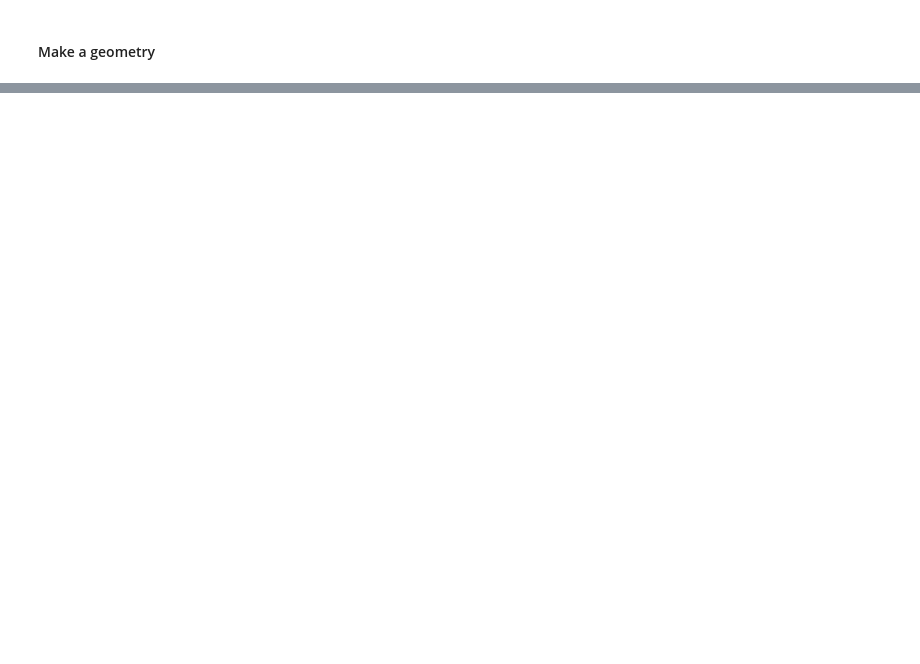
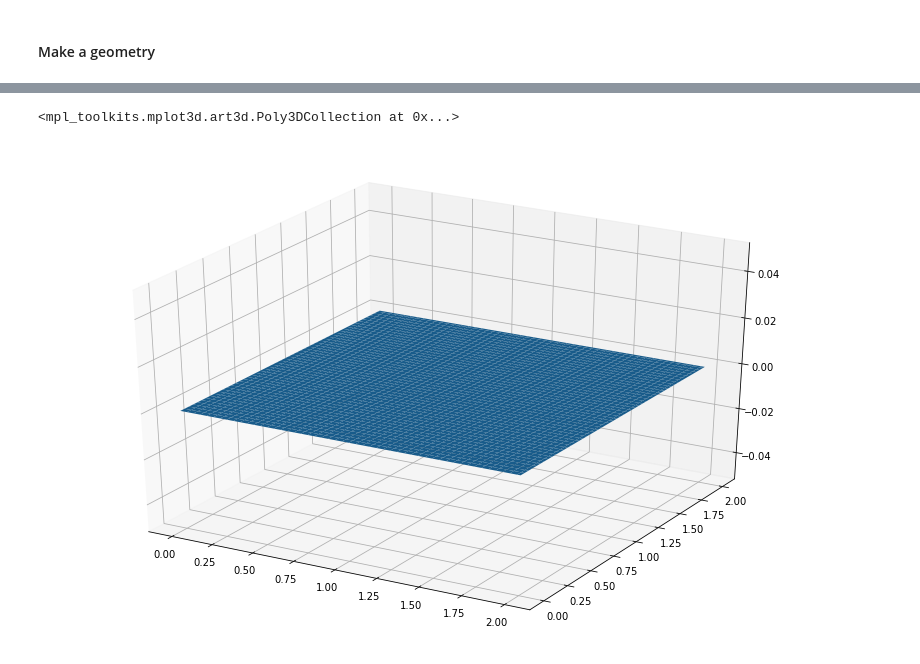
Before and after one commit to gismo/gsKLShell, a Jupyter notebook: python_examples/example_shell3D.ipynb, the cells around one changed output, grey strips where cells are left out. Drawn from its saved outputs; the diff is of its cells as text; code cells hidden in the pictures; blank space fills up the shorter version.

```diff
--- a/python_examples/example_shell3D.ipynb
+++ b/python_examples/example_shell3D.ipynb
@@ -43,7 +61,6 @@ G+Smo path: /home/hverhelst/Documents/gismo_stable/extensions/gsKLShell/python_e
 # %% [markdown]
 #### Make a geometry
 # %%
-## See gismo/filedata/surfaces/simple.xml for the geometry
 c1 = np.array([0.,0.,1.,1.])
 c2 = np.array([0.,0.,1.,1.])
 ku1 = gs.nurbs.gsKnotVector(c1,1)
@@ -51,21 +68,12 @@ ku2 = gs.nurbs.gsKnotVector(c2,1)
 
 coefs = np.array([
                     [0     ,0    ,0   ],
-                    [1     ,0    ,0   ],
-                    [0     ,1    ,0   ],
-                    [1     ,1    ,0   ],
+                    [2     ,0    ,0   ],
+                    [0     ,2    ,0   ],
+                    [2     ,2    ,0   ],
                         ])
 
 
 # Construct basis using knot vectors
 tbasis1 = gs.nurbs.gsTensorBSplineBasis2(ku1,ku2)
 tspline1 = gs.nurbs.gsTensorBSpline2(tbasis1,coefs)
-
-tspline2 = gs.nurbs.gsTensorBSpline2()
-
-mp = gs.core.gsMultiPatch()
-gs.io.gsReadFile(os.path.join(gismo_path , "filedata/3dm/channel_surf_refit.3dm"),mp)
-
-# fd = gs.io.gsFileData(os.path.join(os.getcwd() , "../../../filedata/3dm/channel_surf_refit.3dm"))
-# fd.contents()
-# fd.getId(0,tspline2)
@@ -79,0 +82,16 @@ TypeError: __init__(): incompatible constructor arguments. The following argumen
+# %%
+mp = gs.core.gsMultiPatch()
+mp.addPatch(tspline1)
+
+# elevate the degree (starts at 1)
+mp.degreeElevate()     #degree = 2
+# mp.degreeElevate()     #degree = 3
+mp.uniformRefine()     # 4 elements
+mp.uniformRefine()     # 16 elements
+mp.uniformRefine()     # 32 elements
+
+# multibasis
+mb = gs.core.gsMultiBasis(mp)
+
+# store the coefficients
+coefs = mp.patch(0).coefs()
@@ -80,8 +195,18 @@ TypeError: __init__(): incompatible constructor arguments. The following argumen
 # %%
+# Plots the geometry
+fig = plt.figure(figsize =(14, 9))
+ax = fig.add_subplot(projection ='3d')
+
 nx = ny = 100
 x = np.linspace(0, 1, nx)
-
 y = np.linspace(0, 1, ny)
-
 xv, yv = np.meshgrid(x,y,indexing='xy')
 pts = np.stack((xv.flatten(),yv.flatten()))
+geom = mp.patch(0).eval(pts)
+x = geom[0,:].reshape(nx,ny)
+y = geom[1,:].reshape(nx,ny)
+z = geom[2,:].reshape(nx,ny)
+ax.plot_surface(x,y,z)
+# %% [output]
+<mpl_toolkits.mplot3d.art3d.Poly3DCollection at 0x...>
+[figure, added]
```
Also changed, not shown: parts of 19 cells of this notebook, 6 other files.
